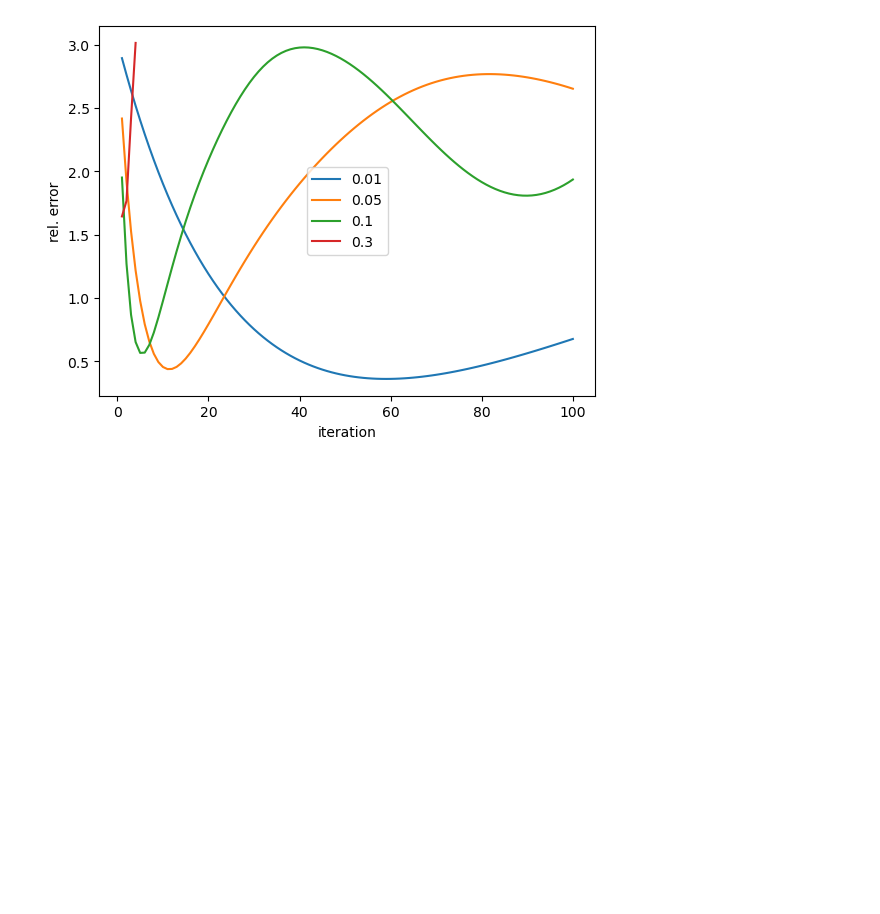
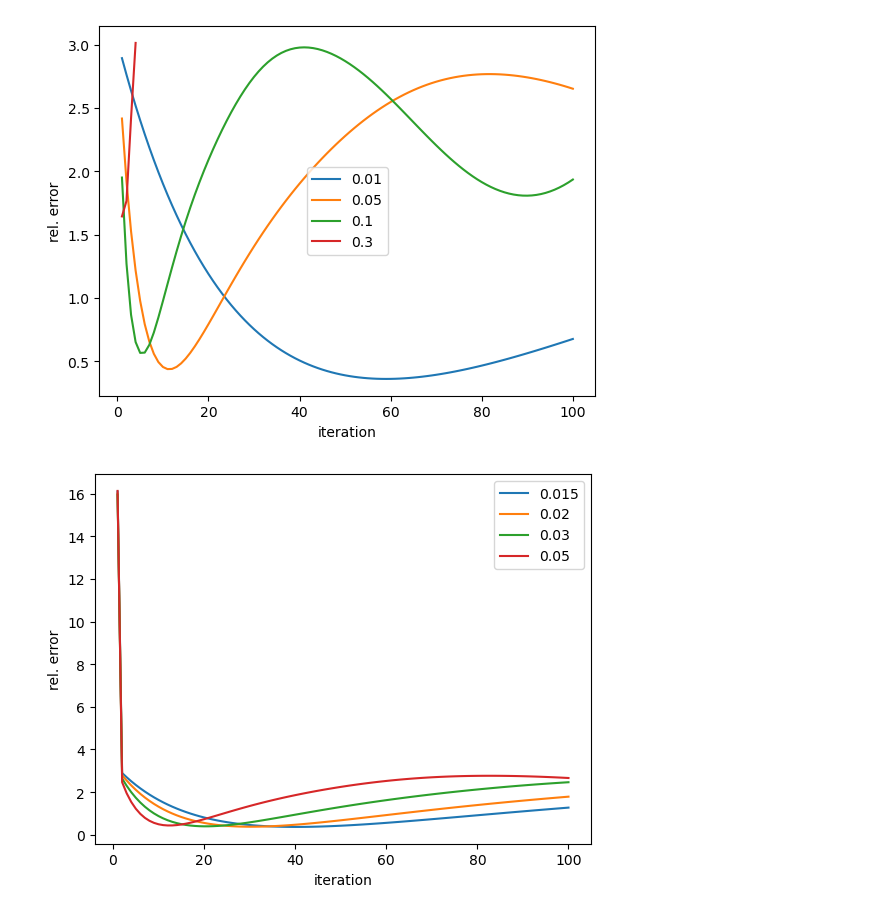
Before and after one commit to EHAT32/inverse, a Jupyter notebook: 14_10/iter.ipynb, the cells around one changed output. Cells and saved outputs as stored; diff of their text form; code cells hidden in the pictures; blank space fills up the shorter version.

```diff
--- a/14_10/iter.ipynb
+++ b/14_10/iter.ipynb
@@ -94,3 +94,17 @@ for f in f_path:
     plt.legend()
 # %% [output]
 [figure]
+# %%
+f_path = os.listdir('../14_10')
+f_path = f_path[:4]
+# %%
+for f in f_path:
+    data = np.load('../14_10/' + f)
+    f = f.replace('.npy', '')
+    f = f.replace('_', '.')
+    plt.plot(np.arange(1, len(data) + 1), data, label=f)
+    plt.xlabel('iteration')
+    plt.ylabel('rel. error')
+    plt.legend()
+# %% [output]
+[figure, added]
```
Also changed, not shown: 8 other files.
